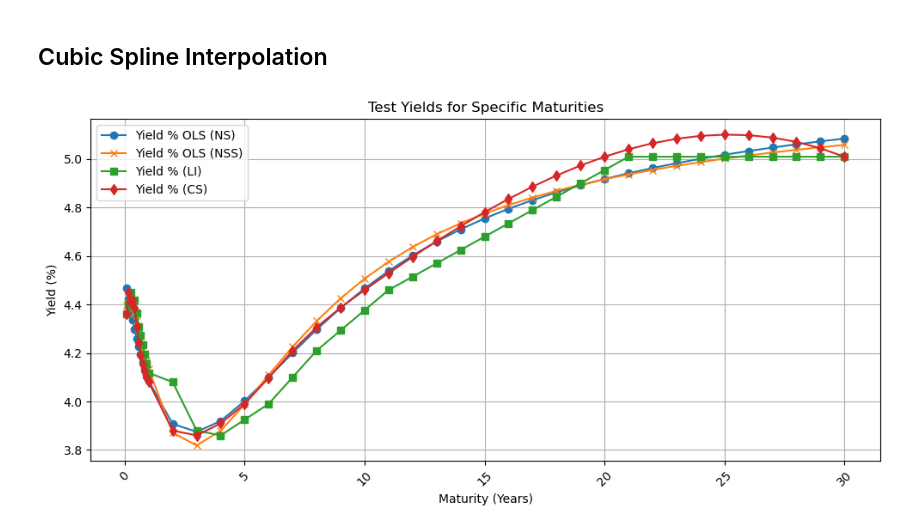
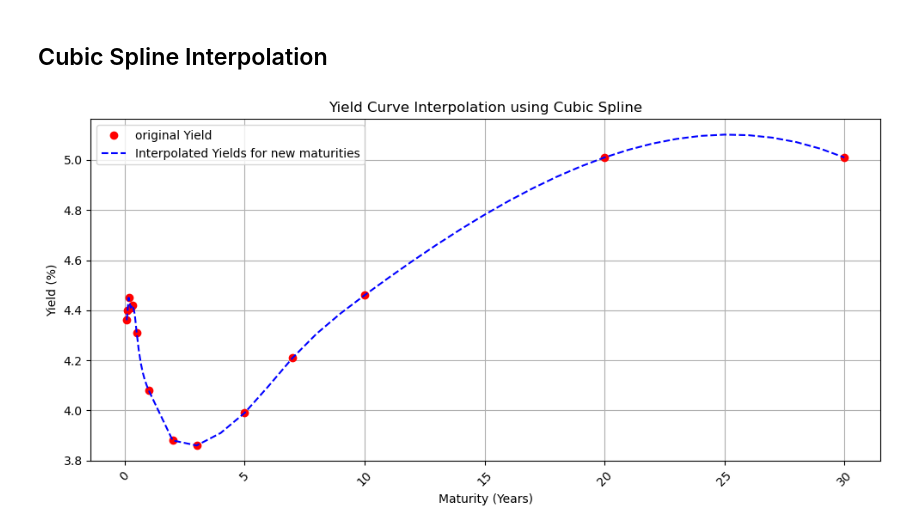
Before and after one commit to niranjan-kamal/yield_curve_and_stochastic_int_rate_modelling, a Jupyter notebook: Yield_curve_modelling.ipynb, the cells around one changed output. Drawn from its saved outputs; the diff is of its cells as text; code cells hidden in the pictures.

```diff
--- a/Yield_curve_modelling.ipynb
+++ b/Yield_curve_modelling.ipynb
@@ -615,20 +615,18 @@ cubic_spline_yields = cs(maturities_to_check)
 
 # Add results to test_yields_df
 test_yields_df['Yield % (CS)'] = cubic_spline_yields
-
-# Plot the results
-plt.figure(figsize=(10, 5))
-plt.plot(test_yields_df['Maturity (Years)'], test_yields_df['Yield % OLS (NS)'], marker='o', label='Yield % OLS (NS)')
-plt.plot(test_yields_df['Maturity (Years)'], test_yields_df['Yield % OLS (NSS)'], marker='x', label='Yield % OLS (NSS)')
-plt.plot(test_yields_df['Maturity (Years)'], test_yields_df['Yield % (LI)'], marker='s', label='Yield % (LI)')
-plt.plot(test_yields_df['Maturity (Years)'], test_yields_df['Yield % (CS)'], marker='d', label='Yield % (CS)')
-plt.title('Test Yields for Specific Maturities')
-plt.xlabel('Maturity (Years)')
-plt.ylabel('Yield (%)')
-plt.xticks(rotation=45)
-plt.legend()
-plt.grid()
-plt.tight_layout()
-plt.show()
-# %% [output]
-[figure, removed]
+# %%
+# plotting
+plt.figure(figsize=(10, 5))
+plt.plot(maturities, yields,'o',color= 'red', label='original Yield')
+plt.plot(maturities_to_check, test_yields_df['Yield % (CS)'], '--', color='blue', label = 'Interpolated Yields for new maturities')
+plt.title('Yield Curve Interpolation using Cubic Spline')
+plt.xlabel('Maturity (Years)')
+plt.ylabel('Yield (%)')
+plt.xticks(rotation=45)
+plt.legend()
+plt.grid()
+plt.tight_layout()
+plt.show()
+# %% [output]
+[figure, added]
```
Also changed, not shown: parts of 1 cell of this notebook.
